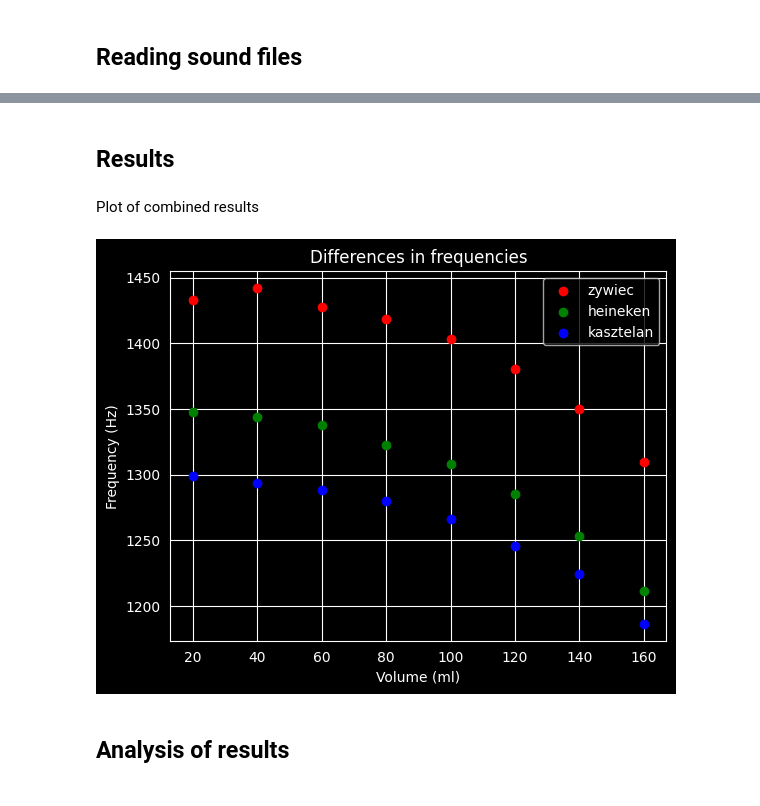
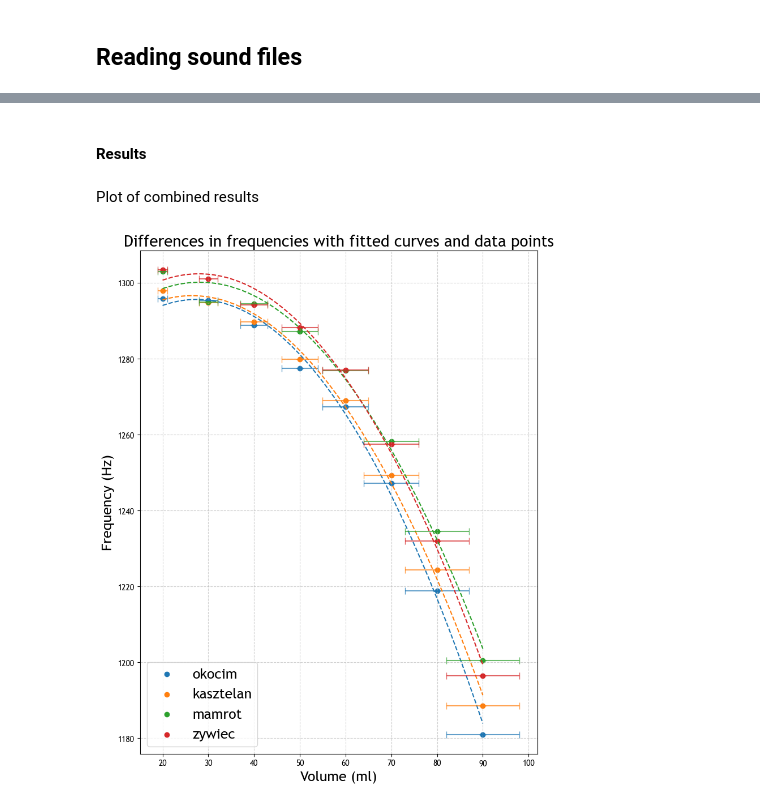
Before and after one commit to SecondGlanceFromAlice/Beer-hemian_Rhapsody, a Jupyter notebook: results_analysis.ipynb, the cells around one changed output, grey strips where cells are left out. Cells and saved outputs as stored; diff of their text form; code cells hidden in the pictures.

```diff
--- a/results_analysis.ipynb
+++ b/results_analysis.ipynb
@@ -82,19 +111,58 @@ Loaded: Heineken-90.m4a | 48000 Hz | 10.17s
 # %% [markdown]
-## Results
+#### Results
 # %% [markdown]
 Plot of combined results
-# %%
-plt.scatter(zywiec_res['volume'], zywiec_res['frequencies'], color='r', label='zywiec')
-plt.scatter(heineken_res['volume'], heineken_res['frequencies'], color='g', label='heineken')
-plt.scatter(kasztelan_res['volume'], kasztelan_res['frequencies'], color='b', label='kasztelan')
-
-plt.title('Differences in frequencies')
-plt.xlabel("Volume (ml)")
-plt.ylabel("Frequency (Hz)")
-plt.legend()
-
-plt.show()
-# %% [output]
-[figure, removed]
-# %% [markdown]
-## Analysis of results
+# %%
+
+plt.rcParams['font.family'] = 'sans-serif'
+plt.rcParams['font.sans-serif'] = ['Trebuchet MS']
+
+plt.figure(figsize=(8, 10))
+
+for df in all_results:
+    beer_name = df['Beer'].iloc[0]
+    volumes = df['volume']
+    frequencies = df['frequencies']
+
+    err_vol = np.arange(1, len(volumes) + 1)
+    err_freq = 0
+
+    scatter_plot = plt.scatter(volumes, frequencies, label=f'{beer_name}')
+    current_color = scatter_plot.get_facecolor()[0]
+
+    plt.errorbar(
+        volumes, frequencies,
+        xerr=err_vol, yerr=err_freq,
+        fmt='none', ecolor=current_color, capsize=4, alpha=0.7
+    )
+
+    if len(volumes) > 2:
+        z = np.polyfit(volumes, frequencies, 2)
+        p = np.poly1d(z)
+        xp = np.linspace(volumes.min(), volumes.max(), 100)
+        plt.plot(xp, p(xp), linestyle='--', color=current_color)
+    elif len(volumes) > 1:
+        z = np.polyfit(volumes, frequencies, 1)
+        p = np.poly1d(z)
+        xp = np.linspace(volumes.min(), volumes.max(), 100)
+        plt.plot(xp, p(xp), linestyle='--', color=current_color)
+    else:
+        print(f"Za mało punktów dla {beer_name} do dopasowania krzywej.")
+
+size=18
+
+plt.title('Differences in frequencies with fitted curves and data points', fontsize=size+2, loc='center')
+plt.xlabel("Volume (ml)", fontsize=size, loc='center')
+plt.ylabel("Frequency (Hz)", fontsize=size, loc='center')
+
+f_min = [df['frequencies'].min() for df in all_results]
+f_max = [df['frequencies'].max() for df in all_results]
+
+plt.ylim(min(f_min)-5, max(f_max)+5)
+plt.legend(loc='lower left', prop={'size': size})
+plt.grid(True, linestyle='--', alpha=0.6)
+
+plt.tight_layout()
+plt.show()
+# %% [output]
+[figure, added]
```
Also changed, not shown: parts of 14 cells of this notebook, 33 other files.
